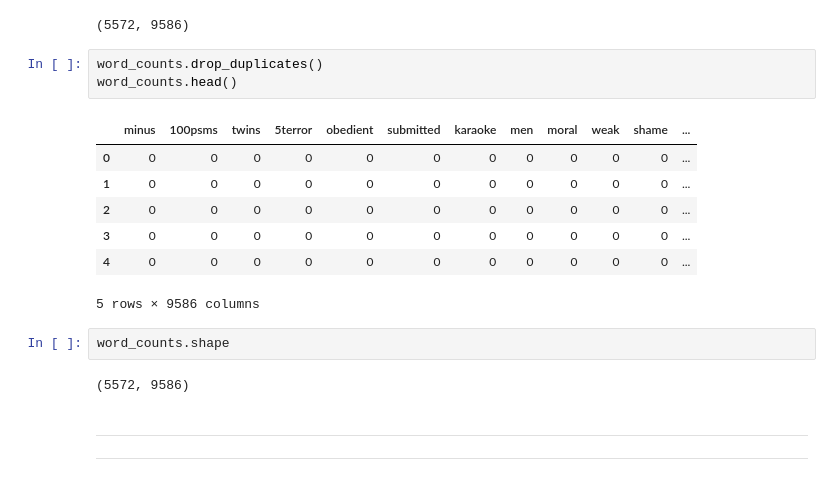
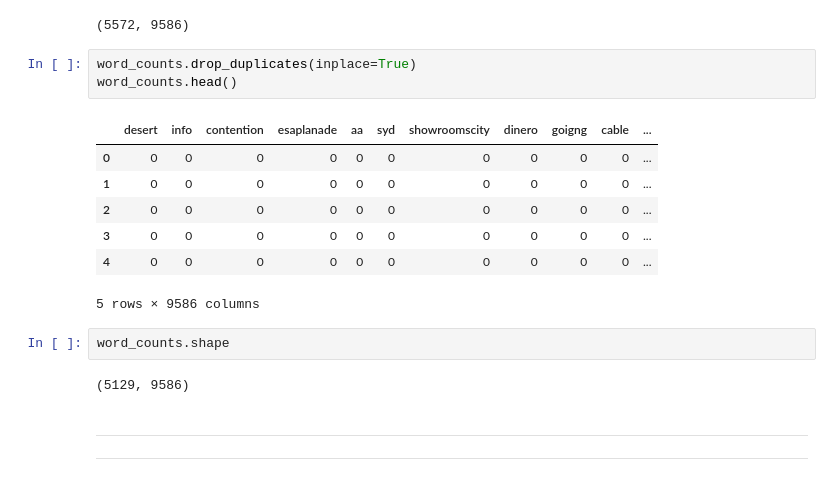
Before and after one commit to ravi-prakash1907/Machine-Learning-for-Cyber-Security, a Jupyter notebook: frombeg/smsClassifactio.ipynb, the cells around one changed output. Saved outputs shown, nothing was run; the diff lists cells and outputs as text.

```diff
--- a/frombeg/smsClassifactio.ipynb
+++ b/frombeg/smsClassifactio.ipynb
@@ -147,20 +147,20 @@ word_counts.shape
 # %% [output]
 (5572, 9586)
 # %%
-word_counts.drop_duplicates()
+word_counts.drop_duplicates(inplace=True)
 word_counts.head()
 # %% [output]
-|  | minus | 100psms | twins | 5terror | obedient | submitted | karaoke | men | moral | weak | shame | ... |
-| 0 | 0 | 0 | 0 | 0 | 0 | 0 | 0 | 0 | 0 | 0 | 0 | ... |
-| 1 | 0 | 0 | 0 | 0 | 0 | 0 | 0 | 0 | 0 | 0 | 0 | ... |
-| 2 | 0 | 0 | 0 | 0 | 0 | 0 | 0 | 0 | 0 | 0 | 0 | ... |
-| 3 | 0 | 0 | 0 | 0 | 0 | 0 | 0 | 0 | 0 | 0 | 0 | ... |
-| 4 | 0 | 0 | 0 | 0 | 0 | 0 | 0 | 0 | 0 | 0 | 0 | ... |
+|  | desert | info | contention | esaplanade | aa | syd | showroomscity | dinero | goigng | cable | ... |
+| 0 | 0 | 0 | 0 | 0 | 0 | 0 | 0 | 0 | 0 | 0 | ... |
+| 1 | 0 | 0 | 0 | 0 | 0 | 0 | 0 | 0 | 0 | 0 | ... |
+| 2 | 0 | 0 | 0 | 0 | 0 | 0 | 0 | 0 | 0 | 0 | ... |
+| 3 | 0 | 0 | 0 | 0 | 0 | 0 | 0 | 0 | 0 | 0 | ... |
+| 4 | 0 | 0 | 0 | 0 | 0 | 0 | 0 | 0 | 0 | 0 | ... |
 5 rows × 9586 columns
 # %%
 word_counts.shape
 # %% [output]
-(5572, 9586)
+(5129, 9586)
 # %% [markdown]
 ---
 ---
```
Also changed, not shown: parts of 9 cells of this notebook.
